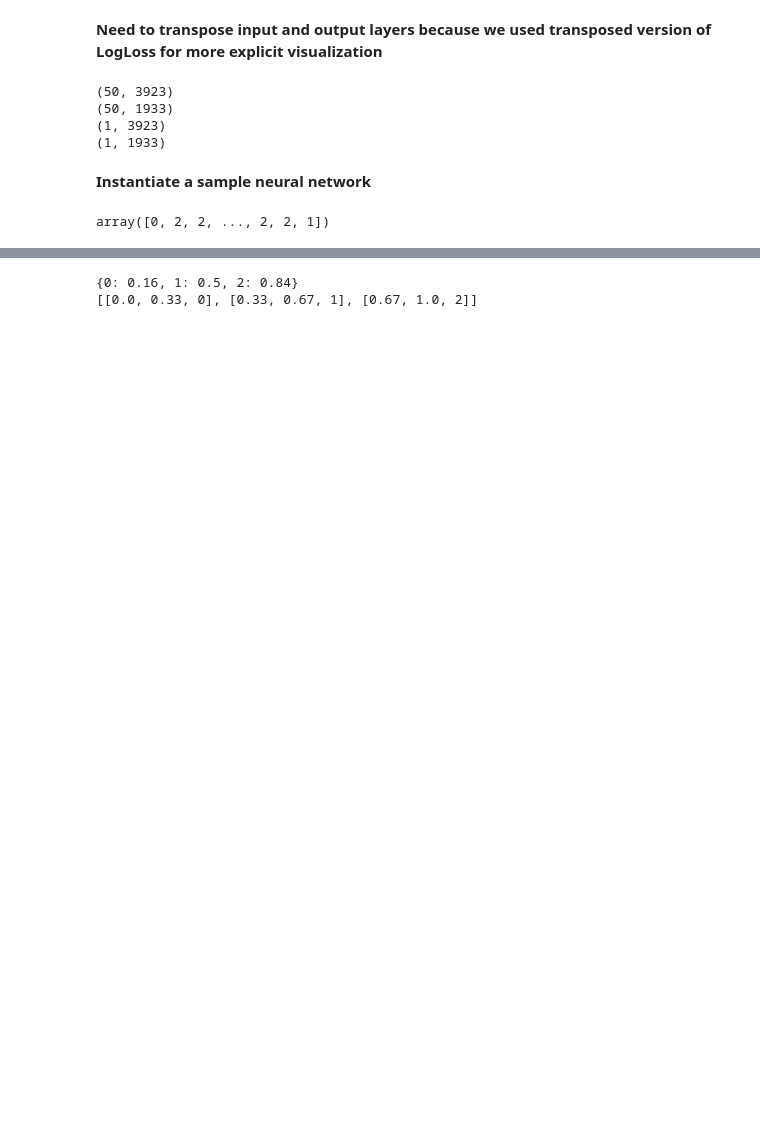
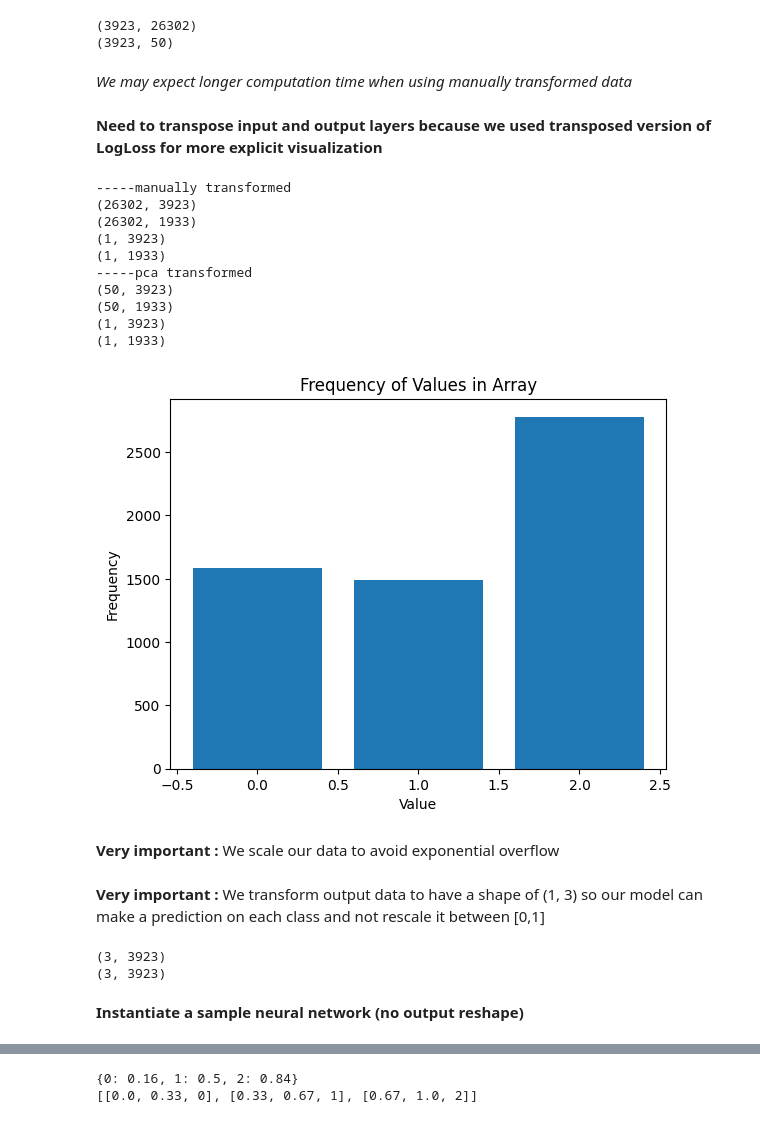
Before and after one commit to lucas066001/IllnessRecognition, a Jupyter notebook: app/dl/manualNetworkFinding.ipynb, the cells around one changed output, grey strips where cells are left out. Cells and saved outputs as stored; diff of their text form; code cells hidden in the pictures; blank space fills up the shorter version.

```diff
--- a/app/dl/manualNetworkFinding.ipynb
+++ b/app/dl/manualNetworkFinding.ipynb
@@ -41,3 +46,11 @@ X.shape
+# %%
+print(X_train.shape)
+print(X_train_pca.shape)
+# %% [output]
+(3923, 26302)
+(3923, 50)
+# %% [markdown]
+_We may expect longer computation time when using manually transformed data_
 # %% [markdown]
 **Need to transpose input and output layers because we used transposed version of LogLoss for more explicit visualization**
 # %%
@@ -49,10 +67,48 @@ X_test = X_test.T
 # %%
+print('-----manually transformed')
+
 print(X_train.shape)
 print(X_test.shape)
 print(y_train.shape)
 print(y_test.shape)
+
+print('-----pca transformed')
+print(X_train_pca.shape)
+print(X_test_pca.shape)
+print(y_train_pca.shape)
+print(y_test_pca.shape)
 # %% [output]
+-----manually transformed
+(26302, 3923)
+(26302, 1933)
+(1, 3923)
+(1, 1933)
+-----pca transformed
 (50, 3923)
 (50, 1933)
 (1, 3923)
 (1, 1933)
+# %%
+from collections import Counter
+import matplotlib.pyplot as plt
+
+
+counter = Counter(y)
+
+# Convert Counter to dictionary
+grouped = dict(counter)
+
+# Extract keys and values
+keys = list(grouped.keys())
+values = list(grouped.values())
+
+# Plot the bar chart
+plt.bar(keys, values)
+plt.xlabel('Value')
+plt.ylabel('Frequency')
+plt.title('Frequency of Values in Array')
+plt.show()
+# %% [output]
+[figure, added]
+# %% [markdown]
+**Very important :** We scale our data to avoid exponential overflow
@@ -59,2 +127,25 @@ print(y_test.shape)
+# %% [markdown]
+**Very important :** We transform output data to have a shape of (1, 3) so our model can make a prediction on each class and not rescale it between [0,1]
+# %%
+import numpy as np
+
+# Tableau initial
+t1 = np.array([0, 0, 0, 1, 2, 1, 1, 2, 2])
+
+# Création de la matrice identité
+identity_matrix = np.eye(3)
+
+# Transformation de t1 en t2
+y_train_reshaped = identity_matrix[y_train[0]].T
+y_test_reshaped = identity_matrix[y_test[0]].T
+
+y_train_reshaped_pca = identity_matrix[y_train_pca[0]].T
+y_test_reshaped_pca = identity_matrix[y_test_pca[0]].T
+
+print(y_train_reshaped.shape)
+print(y_train_reshaped_pca.shape)
+# %% [output]
+(3, 3923)
+(3, 3923)
 # %% [markdown]
-**Instantiate a sample neural network**
+**Instantiate a sample neural network (no output reshape)**
@@ -183,4 +151,0 @@ class MultiClassNeuralNetwork():
-# %%
-y_train[0]
-# %% [output]
-array([0, 2, 2, ..., 2, 2, 1])
```
Also changed, not shown: parts of 43 cells of this notebook, 2 other files.
